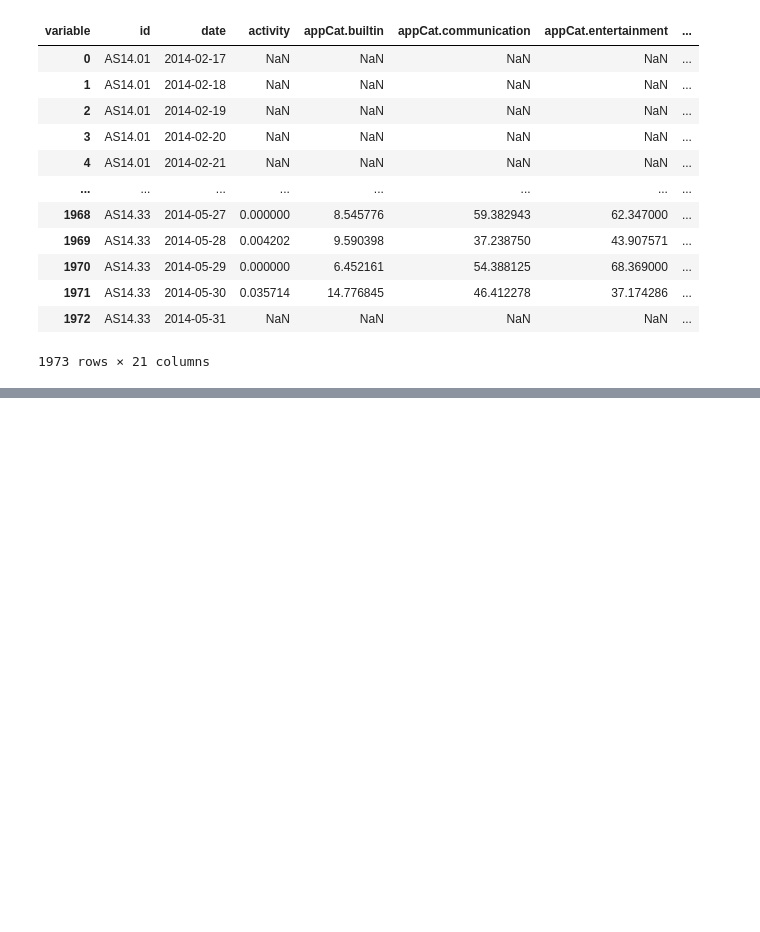
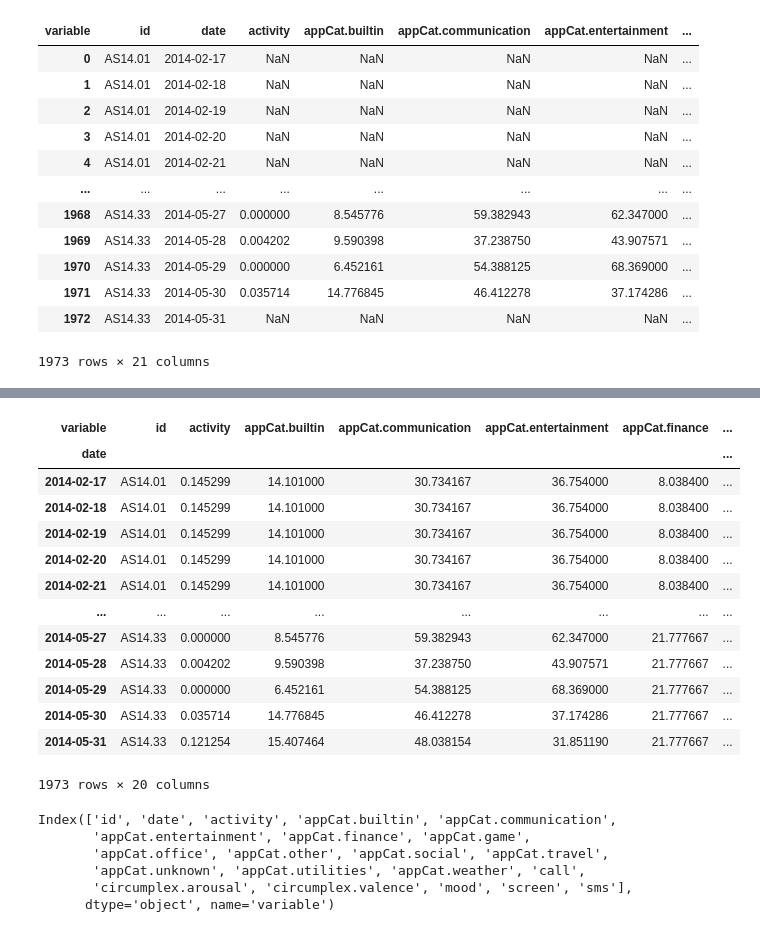
Before and after one commit to tkaintura/Data_Mining, a Jupyter notebook: Assignment 1.ipynb, the cells around one changed output, grey strips where cells are left out. Drawn from its saved outputs; the diff is of its cells as text; code cells hidden in the pictures; blank space fills up the shorter version.

```diff
--- a/Assignment 1.ipynb
+++ b/Assignment 1.ipynb
@@ -192,9 +83,0 @@ df_imputed
-# %%
-for column in df.columns:
-    print(column)
-    temp = df[column].isnull().any()
-    if temp == True:
-        df_imputed = knn_imputation(df, column)
-        df[column] = df_imputed[column]
-    else:
-        continue
@@ -453,0 +414,22 @@ df
+# %%
+df_m2 = df.copy()
+df_m2 = df_m2.set_index('date')
+# Imputing with linear interpolation
+df_m2 = df_m2.interpolate(method='time',limit_direction='both')
+
+df_m2
+# %% [output]
+| variable | id | activity | appCat.builtin | appCat.communication | appCat.entertainment | appCat.finance | ... |
+| date |  |  |  |  |  |  | ... |
+| 2014-02-17 | AS14.01 | 0.145299 | 14.101000 | 30.734167 | 36.754000 | 8.038400 | ... |
+| 2014-02-18 | AS14.01 | 0.145299 | 14.101000 | 30.734167 | 36.754000 | 8.038400 | ... |
+| 2014-02-19 | AS14.01 | 0.145299 | 14.101000 | 30.734167 | 36.754000 | 8.038400 | ... |
+| 2014-02-20 | AS14.01 | 0.145299 | 14.101000 | 30.734167 | 36.754000 | 8.038400 | ... |
+| 2014-02-21 | AS14.01 | 0.145299 | 14.101000 | 30.734167 | 36.754000 | 8.038400 | ... |
+| ... | ... | ... | ... | ... | ... | ... | ... |
+| 2014-05-27 | AS14.33 | 0.000000 | 8.545776 | 59.382943 | 62.347000 | 21.777667 | ... |
+| 2014-05-28 | AS14.33 | 0.004202 | 9.590398 | 37.238750 | 43.907571 | 21.777667 | ... |
+| 2014-05-29 | AS14.33 | 0.000000 | 6.452161 | 54.388125 | 68.369000 | 21.777667 | ... |
+| 2014-05-30 | AS14.33 | 0.035714 | 14.776845 | 46.412278 | 37.174286 | 21.777667 | ... |
+| 2014-05-31 | AS14.33 | 0.121254 | 15.407464 | 48.038154 | 31.851190 | 21.777667 | ... |
+1973 rows × 20 columns
@@ -453,0 +441,9 @@ df
+# %%
+df_m1.columns
+# %% [output]
+Index(['id', 'date', 'activity', 'appCat.builtin', 'appCat.communication',
+       'appCat.entertainment', 'appCat.finance', 'appCat.game',
+       'appCat.office', 'appCat.other', 'appCat.social', 'appCat.travel',
+       'appCat.unknown', 'appCat.utilities', 'appCat.weather', 'call',
+       'circumplex.arousal', 'circumplex.valence', 'mood', 'screen', 'sms'],
+      dtype='object', name='variable')
```
Also changed, not shown: parts of 46 cells of this notebook.
